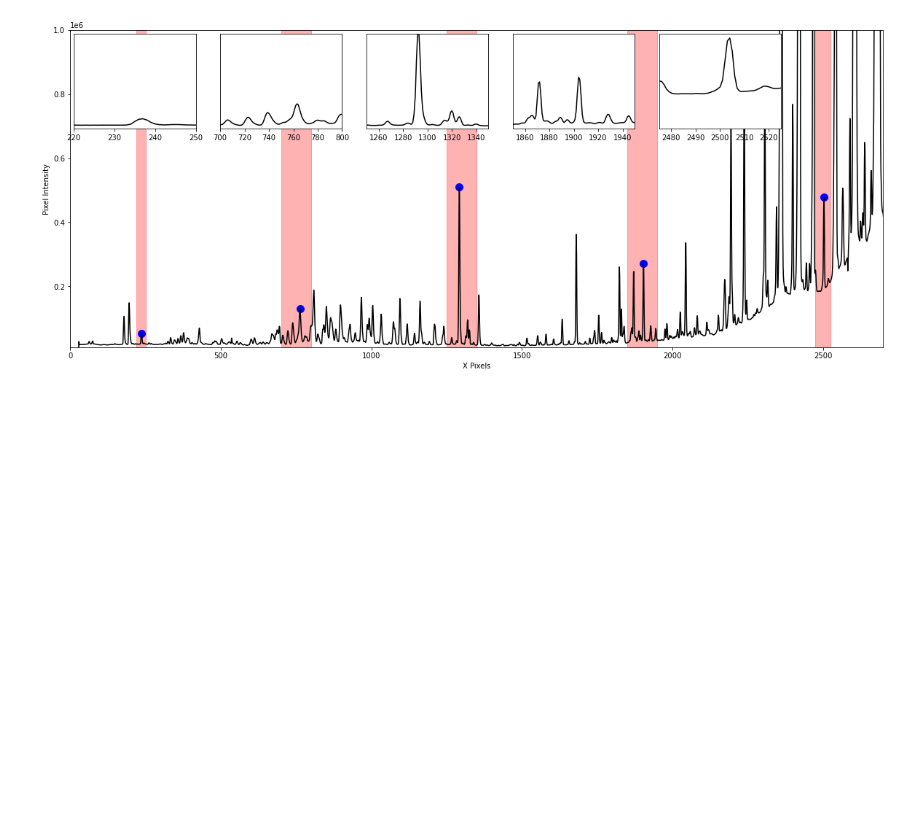
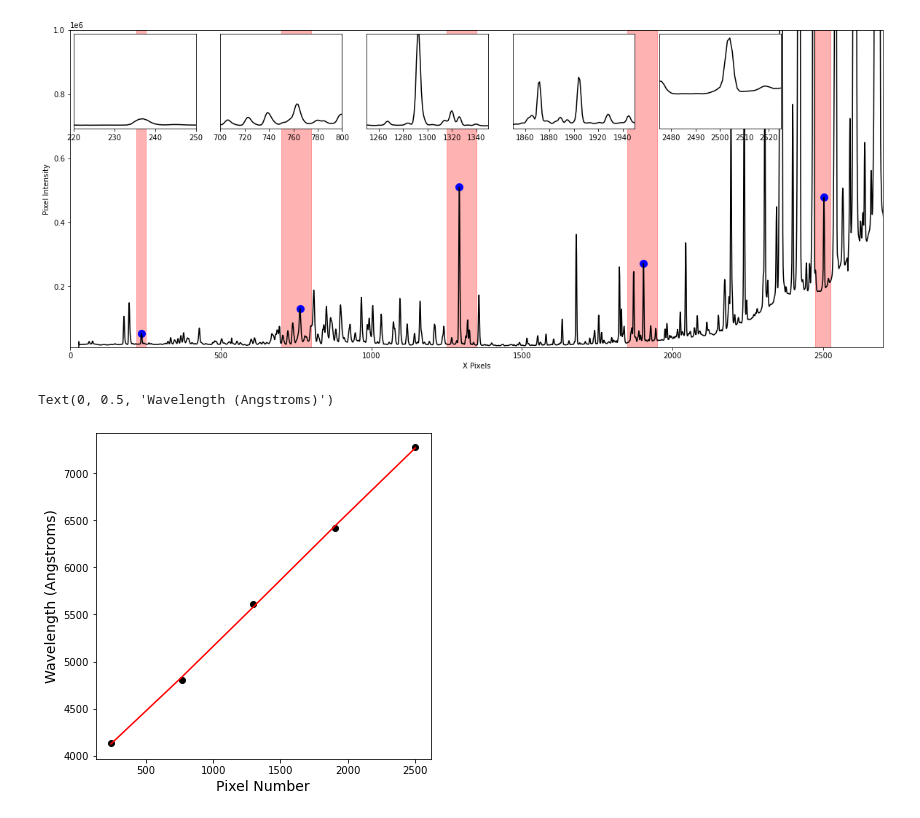
Before and after one commit to astronamanj/641_Observational_Techniques, a Jupyter notebook: omm_spectograph/calibration_and_analysis.ipynb, the cells around one changed output. Drawn from its saved outputs; the diff is of its cells as text; code cells hidden in the pictures; blank space fills up the shorter version.

```diff
--- a/omm_spectograph/calibration.ipynb
+++ b/omm_spectograph/calibration_and_analysis.ipynb
@@ -117,8 +117,10 @@ for i, (start, end) in enumerate(ranges):
     inset_height = 5e5 if i != 0 else 5e5  # Avoid division by zero
     create_inset(np.flip(arc_spectrum), ax, start, end, 0, inset_height, 0.18 * i, 0.0)
 
+peaks = []
 for start, end in ranges:
     max_value, peak = fn.find_maximum_peak_in_range(np.flip(arc_spectrum), start, end)
+    peaks.append(peak)
     ax.scatter(peak, max_value, color='blue', s=100)
 
 plt.show()
@@ -133,0 +130,11 @@ plt.show()
+# %%
+plt.figure(figsize=(6, 6))
+plt.scatter(peaks, lines, color='black')
+coefficients = np.polynomial.legendre.legfit(peaks, lines, deg=3)
+fit_line = np.polynomial.legendre.legval(peaks, coefficients)
+plt.plot(peaks, fit_line, color='red')
+plt.xlabel('Pixel Number', fontsize=14)
+plt.ylabel('Wavelength (Angstroms)', fontsize=14)
+# %% [output]
+Text(0, 0.5, 'Wavelength (Angstroms)')
+[figure, added]
```
Also changed, not shown: parts of 3 cells of this notebook, 1 other file.
